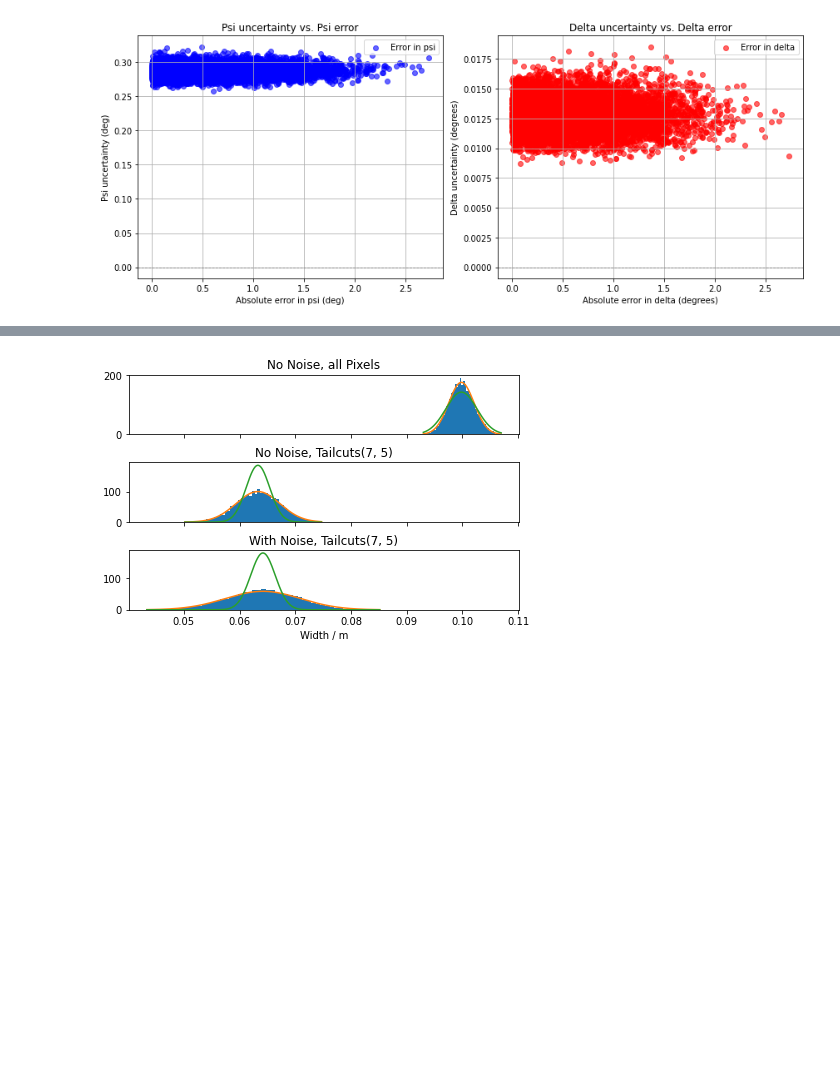
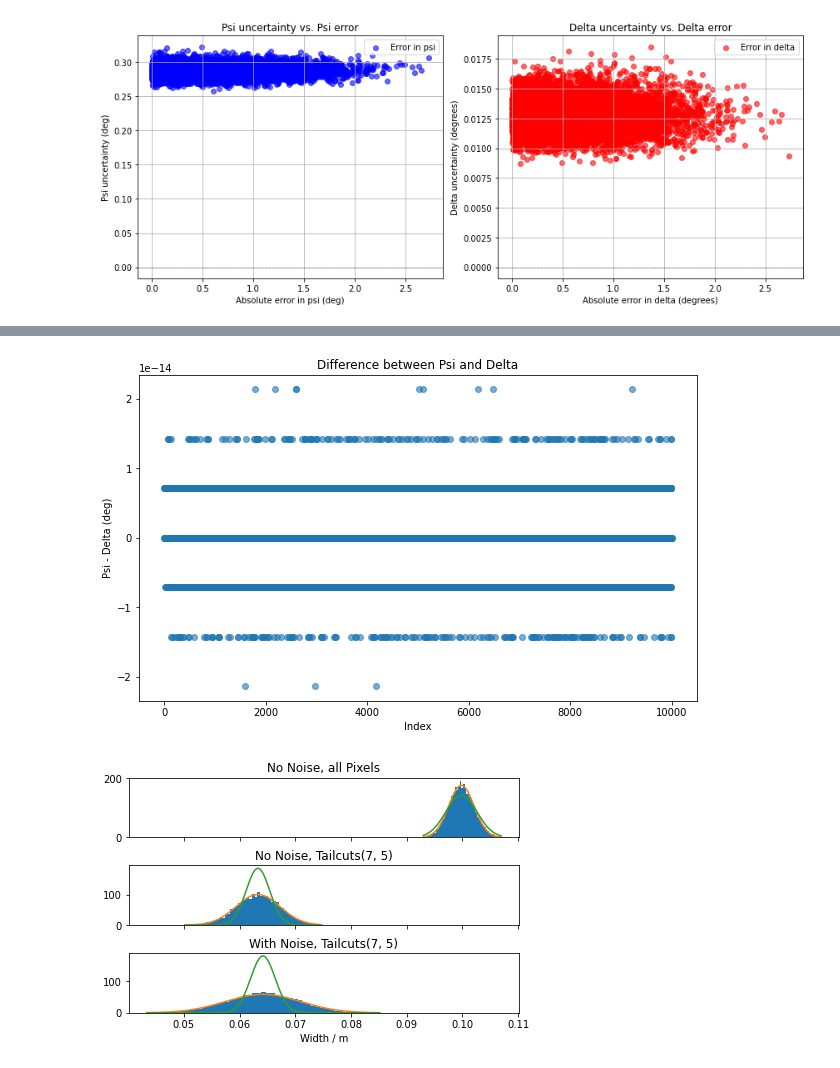
Before and after one commit to andres-baquero/hillas_ucertainties, a Jupyter notebook: psi_delta_unser_evaluation-github.ipynb, the cells around one changed output, grey strips where cells are left out. Saved outputs shown, nothing was run; the diff lists cells and outputs as text; code cells hidden in the pictures; blank space fills up the shorter version.

```diff
--- a/psi_delta_unser_evaluation-github.ipynb
+++ b/psi_delta_unser_evaluation-github.ipynb
@@ -1489,3 +1571,13 @@ plt.show()
+# %%
+difference = psi - deltha
+plt.figure(figsize=(10, 6))
+plt.plot(difference, 'o', alpha=0.6)
+plt.title("Difference between Psi and Delta")
+plt.xlabel("Index")
+plt.ylabel("Psi - Delta (deg)")
+plt.show()
+# %% [output]
+[figure, added]
 # %%
 trials_no_noise_with_cleaning = [sample_no_noise_with_cleaning() for _ in tqdm(range(10000))]
 trials_noise_cleaning = [sample_noise_with_cleaning() for _ in tqdm(range(10000))]
```
Also changed, not shown: parts of 3 cells of this notebook.
